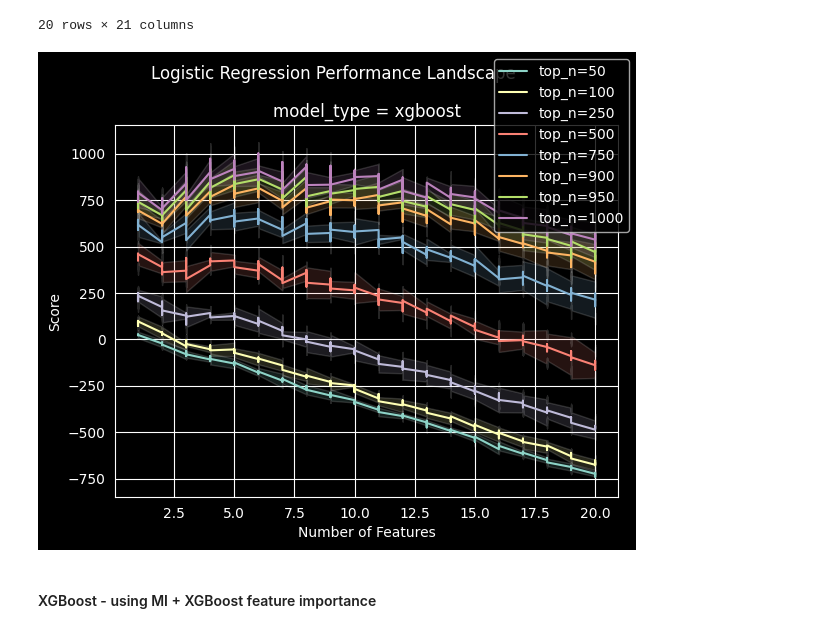
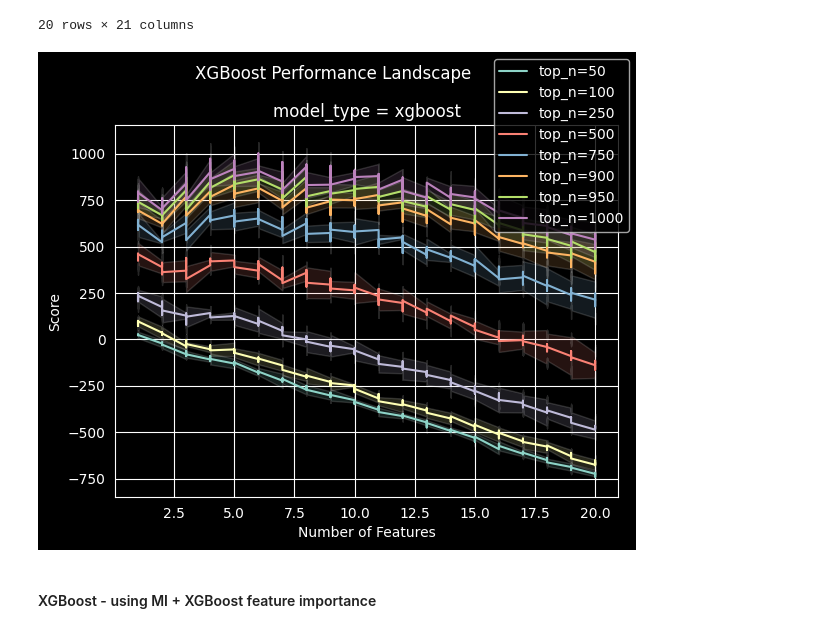
Before and after one commit to kwiatkowskaa/cost-sensitive-predictive-modeling, a Jupyter notebook: notebooks_scaled/04_xgboost_model_MM.ipynb, the cells around one changed output. Cells and saved outputs as stored; diff of their text form; code cells hidden in the pictures.

Commit message:
corrected plots for XGBoost

```diff
--- a/notebooks_scaled/04_xgboost_model_MM.ipynb
+++ b/notebooks_scaled/04_xgboost_model_MM.ipynb
@@ -425,17 +425,17 @@ final_results.sort_values(by="score", ascending=False).head(20)
 # %%
 plot_metric_surface(
     df=final_results,
     x_col="n_features",
     y_col="score",
     split_col="model_type",
     line_col="top_n",
     std_col="score_std",
-    title="Logistic Regression Performance Landscape",
+    title="XGBoost Performance Landscape",
     x_label="Number of Features",
     y_label="Score"
 )
 # %% [output]
-[figure, old version]
+[figure, new version]
 # %% [markdown]
 #### XGBoost - using MI + XGBoost feature importance
 # %%
```
Also changed, not shown: parts of 1 cell of this notebook.
